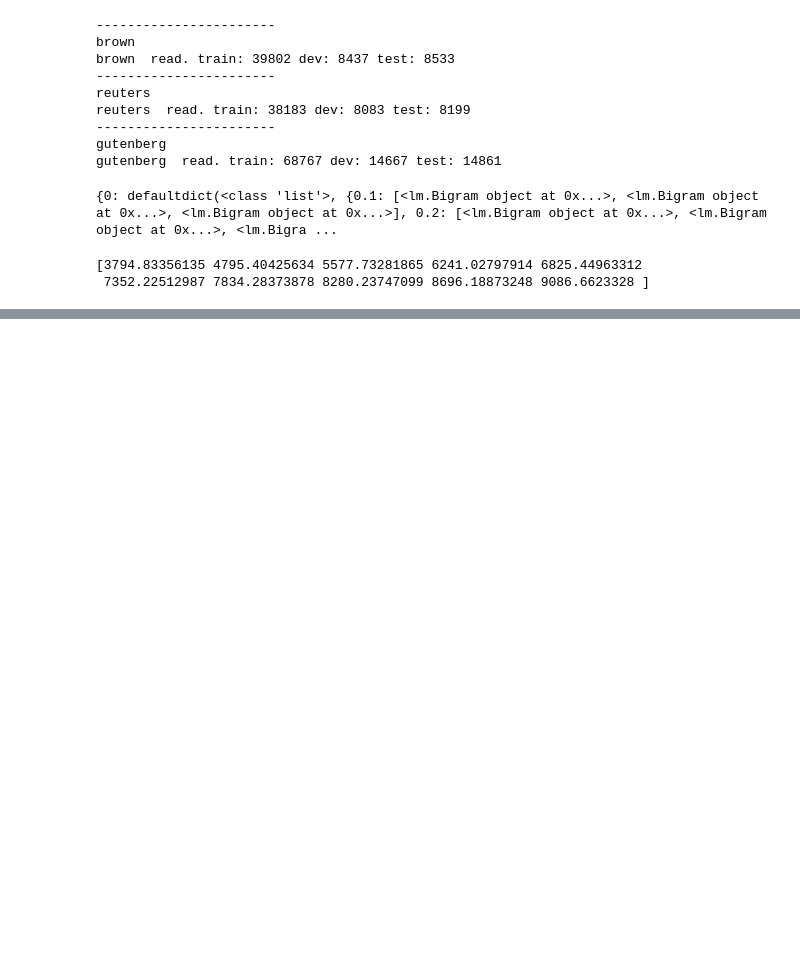
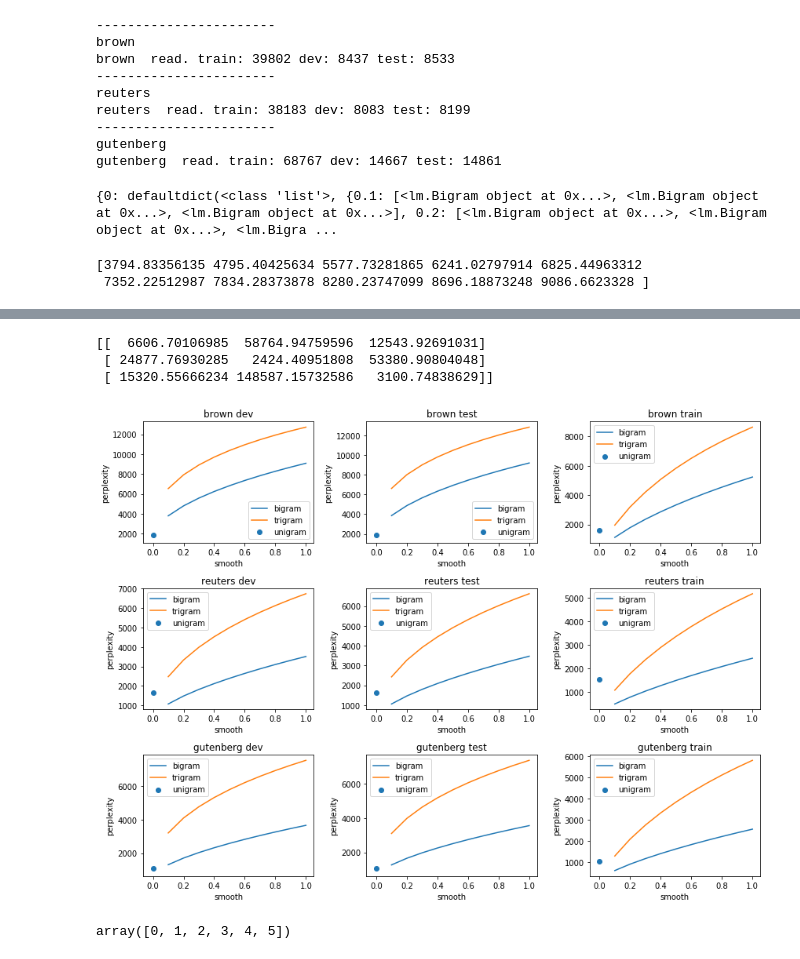
Before and after one commit to lichenhao608/uci-statnlp, a Jupyter notebook: hw2/trigram.ipynb, the cells around one changed output, grey strips where cells are left out. Cells and saved outputs as stored; diff of their text form; code cells hidden in the pictures; blank space fills up the shorter version.

```diff
--- a/hw2/trigram.ipynb
+++ b/hw2/trigram.ipynb
@@ -159,0 +172,3 @@ with open('bi_smooth01_0.pickle', 'wb') as f:
+# %%
+with open('bi_smooth01_0_perp.pickle', 'rb') as f:
+    bi_smooth_perp = pickle.load(f)
@@ -159,0 +177,29 @@ with open('bi_smooth01_0.pickle', 'wb') as f:
+# %%
+with open('tri_smooth01_0.pickle', 'rb') as f:
+    tri_smooth = pickle.load(f)
+# %%
+print(tri_perp_0[1][0,0,:,:])
+# %% [output]
+[[  6606.70106985  58764.94759596  12543.92691031]
+ [ 24877.76930285   2424.40951808  53380.90804048]
+ [ 15320.55666234 148587.15732586   3100.74838629]]
+# %%
+with open('tri_smooth01_0_perp.pickle', 'rb') as f:
+    tri_smooth_perp = pickle.load(f)
+# %%
+perp = [perp_dev, perp_test, perp_train]
+# %%
+fig, ax = plt.subplots(3,3, figsize=(12,9))
+for i, dname in enumerate(dnames):
+    for j, s in enumerate(['dev', 'test', 'train']):
+        ax[i,j].plot(smooth, bi_smooth_perp[j][0,:,i,i], label='bigram')
+        ax[i,j].plot(smooth, tri_smooth_perp[j][0,:,i,i], label='trigram')
+        ax[i,j].scatter([0], perp[j][i,i], label='unigram')
+        ax[i,j].set_title(f'{dname} {s}')
+        ax[i,j].legend()
+        ax[i,j].set_xlabel('smooth')
+        ax[i,j].set_ylabel('perplexity')
+plt.tight_layout()
+plt.savefig('graph/smooth')
+# %% [output]
+[figure, added]
@@ -159,0 +208,4 @@ with open('bi_smooth01_0.pickle', 'wb') as f:
+# %%
+base
+# %% [output]
+array([0, 1, 2, 3, 4, 5])
```
Also changed, not shown: parts of 27 cells of this notebook, 4 other files.
